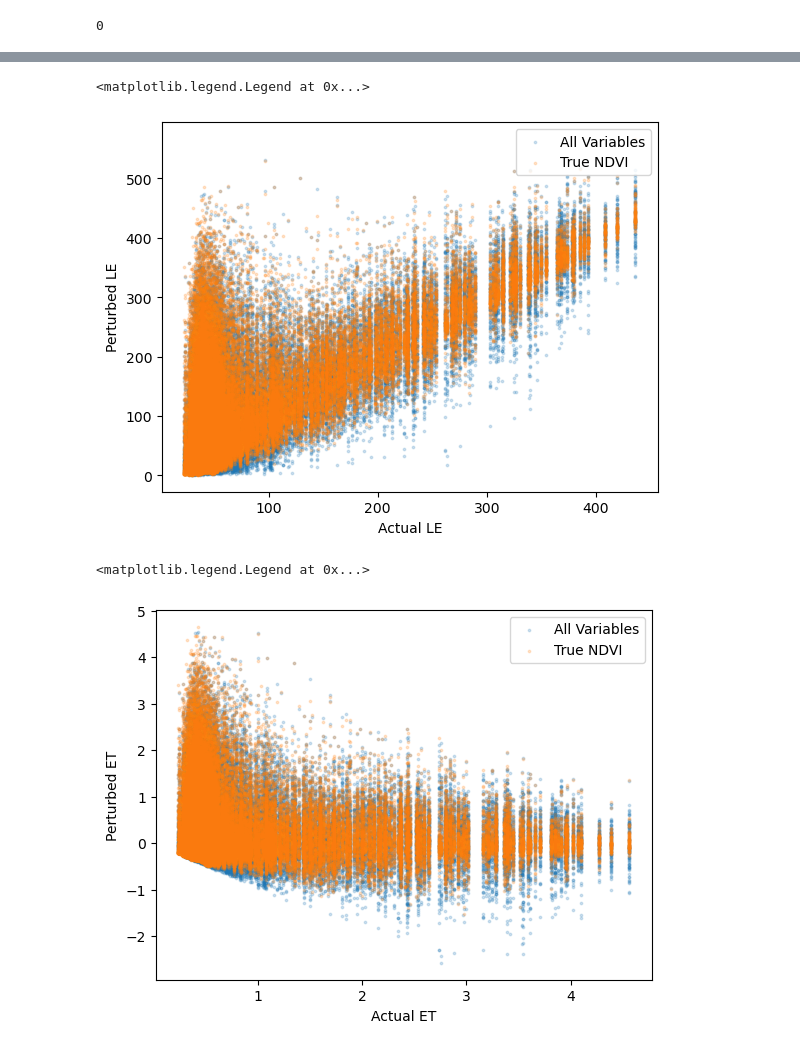
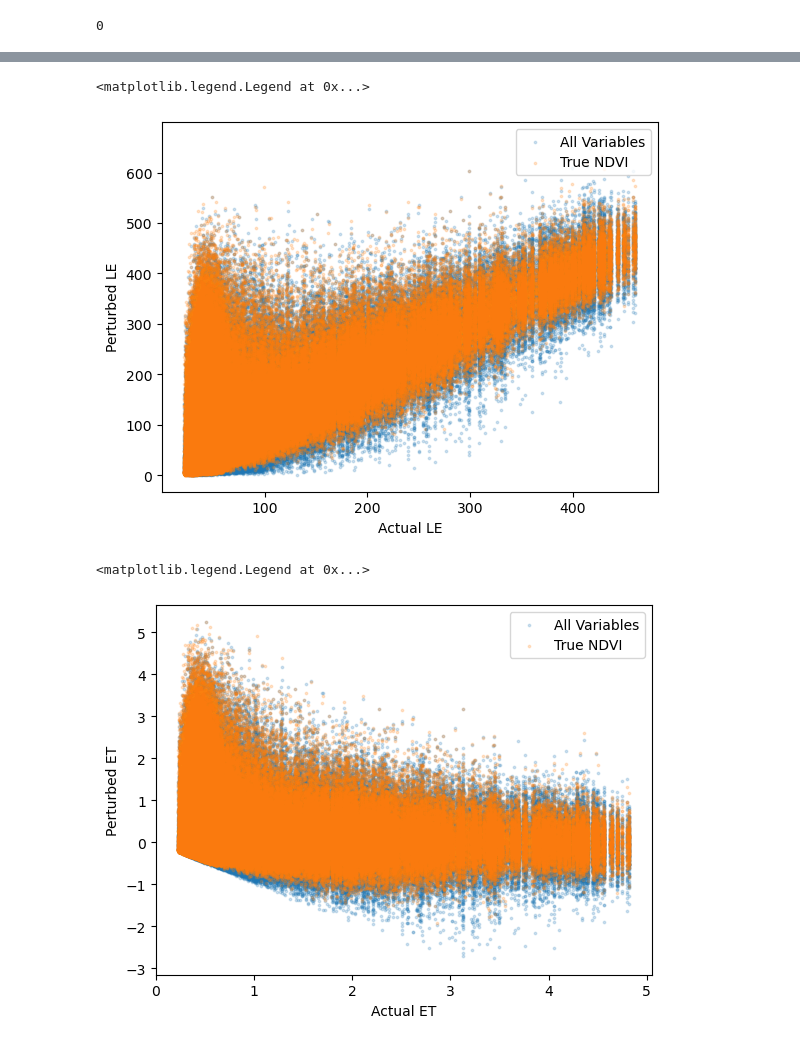
Before and after one commit to JPL-Evapotranspiration-Algorithms/ET-Sensitivity, a Jupyter notebook: PTJPL Multivariate Sensitivity SaltonSea.ipynb, the cells around one changed output, grey strips where cells are left out. Saved outputs shown, nothing was run; the diff lists cells and outputs as text; code cells hidden in the pictures.

```diff
--- a/PTJPL Multivariate Sensitivity SaltonSea.ipynb
+++ b/PTJPL Multivariate Sensitivity SaltonSea.ipynb
@@ -152,9 +152,11 @@ input_df = pd.DataFrame({
 })
 
 input_df["doy"] = doy
+input_df["NDVI"] = (input_df.NIR - input_df.red)/(input_df.NIR + input_df.red)
+input_df = input_df.dropna()
 
-input_df = input_df.dropna()
-sample_df = input_df.sample(1000)
+ndvi_df = input_df[input_df.NDVI > 0]
+sample_df = ndvi_df.sample(5000)
 sample_df
 # %% [output]
 |  | hour_of_day | lat | lon | NIR | red | ST_C | EmisWB | albedo | Ta_C | RH | Rn | ... |
@@ -173,6 +185,6 @@ sample_df
 # %%
 input_variable = ["ST_C", "red", "NIR", "albedo", "Ta_C", "RH", "EmisWB", "Rg"]
-input_uncertainty = np.array([1.0, 0.03, 0.03, 0.01, 2.6, 0.15, 0.005, 10])
+input_uncertainty = np.array([1.0, 0.03, 0.03, 0.01, 2.67, 0.15, 0.02, 50])
 
 ## LST uncert is requirement
 ## NDVI uncert is conservative estimate from 0.03 err VNIR camera simulations (NIR and Red to NDVI Sensitivity.ipynb)
@@ -180,7 +192,7 @@ input_uncertainty = np.array([1.0, 0.03, 0.03, 0.01, 2.6, 0.15, 0.005, 10])
 ## Ta_C is RMSE from Zoe cal-val
 ## RH is RMSE from Zoe cal-val
 ## Emissivity is placeholder
-## Rg should get from Zoe cal-val, but only have low Rg values in this dataset... much lower than Rg RMSE
+## Rg should get from Zoe cal-val, but the variability in this dataset is much lower than Rg RMSE
 ## Currently uncorrelated uncertainties (could correlated based on empirical correlation of variables)
 
 
@@ -267,16 +279,16 @@ plt.ylabel("Perturbed LE")
 plt.legend(loc='upper right')
 # %% [output]
 <matplotlib.legend.Legend at 0x...>
-[figure, old version]
+[figure, new version]
 # %%
-plt.scatter(x=true_df.ET, y=perturbed_ET_results.ET - true_df.ET,label="All Variables", alpha=0.2, s=3)
-plt.scatter(x=true_df.ET, y=perturbed_ET_results_NDVI.ET - true_df.ET,label="True NDVI", alpha=0.2, s=3)
+plt.scatter(x=true_df.ET, y=perturbed_ET_results.ET_perturbation,label="All Variables", alpha=0.2, s=3)
+plt.scatter(x=true_df.ET, y=perturbed_ET_results_NDVI.ET_perturbation,label="True NDVI", alpha=0.2, s=3)
 plt.xlabel("Actual ET")
 plt.ylabel("Perturbed ET")
 plt.legend(loc='upper right')
 # %% [output]
 <matplotlib.legend.Legend at 0x...>
-[figure, old version]
+[figure, new version]
 # %%
 perturbed_NDVI = (perturbed_output_df.NIR - perturbed_output_df.red)/(perturbed_output_df.NIR + perturbed_output_df.red)
 true_NDVI = (repeat_input_df.NIR - repeat_input_df.red)/(repeat_input_df.NIR + repeat_input_df.red)
```
Also changed, not shown: parts of 23 cells of this notebook, 5 other files.
